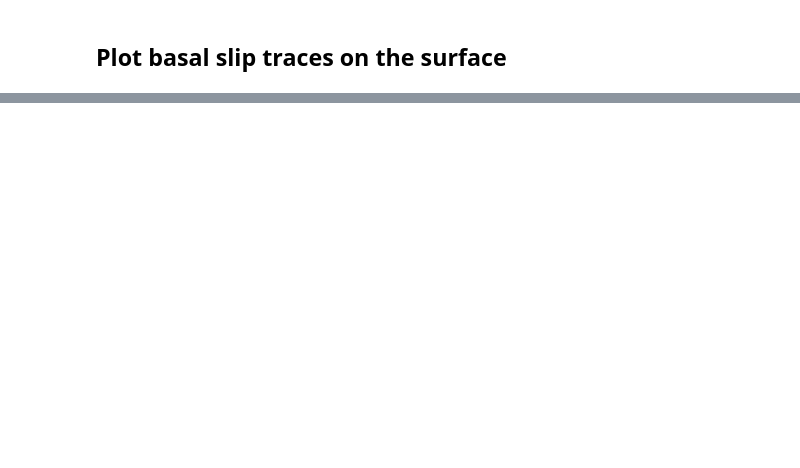
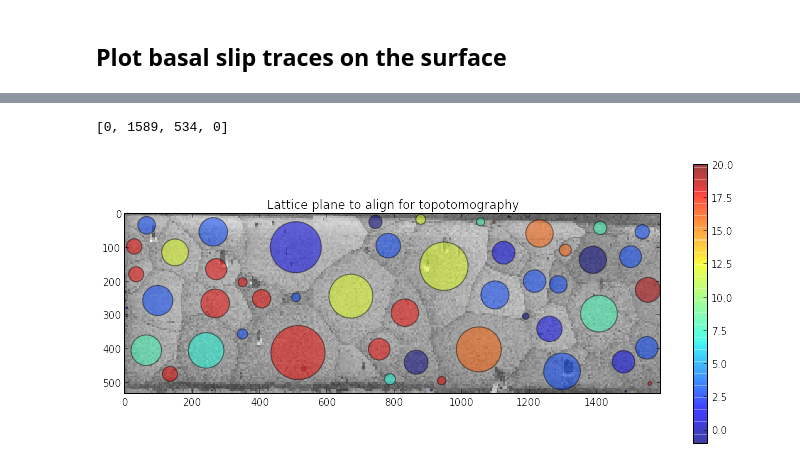
Before and after one commit to heprom/Ti7_ESRF, a Jupyter notebook: Ti7_ESRF_T1/Ti7_ESRF_T1.ipynb, the cells around one changed output, grey strips where cells are left out. Saved outputs shown, nothing was run; the diff lists cells and outputs as text; code cells hidden in the pictures; blank space fills up the shorter version.

```diff
--- a/Ti7_ESRF_T1/Ti7_ESRF_T1.ipynb
+++ b/Ti7_ESRF_T1/Ti7_ESRF_T1.ipynb
@@ -98,0 +207,11 @@ plt.axis([0, 1589, 534, 0])
+# %%
+plt.figure(figsize=(12, 5))
+plt.imshow(iq.T, origin='upper', interpolation='nearest', cmap=cm.gray,
+           extent=(0, scan_step * iq.shape[0], scan_step * iq.shape[1], 0))
+plt.scatter(grains[:, 4], grains[:, 5], s=grains[:, 6], c=hkl_to_align, alpha=0.5, vmax=20)
+plt.title('Lattice plane to align for topotomography')
+plt.colorbar()
+plt.axis([0, 1589, 534, 0])
+# %% [output]
+[0, 1589, 534, 0]
+[figure, added]
```
Also changed, not shown: parts of 7 cells of this notebook, 1 other file.
